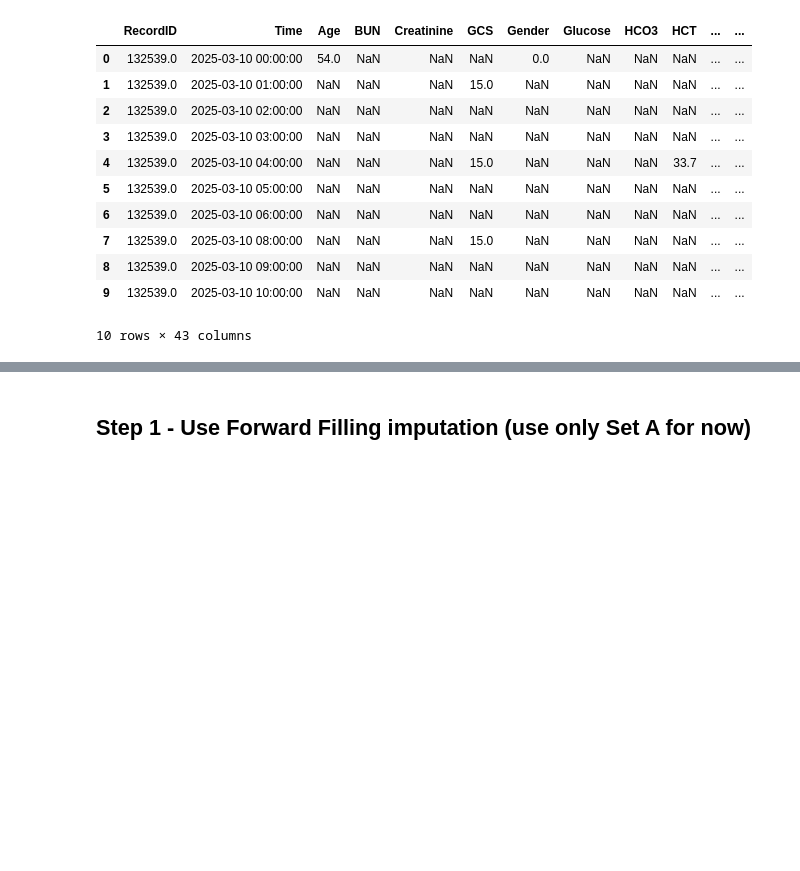
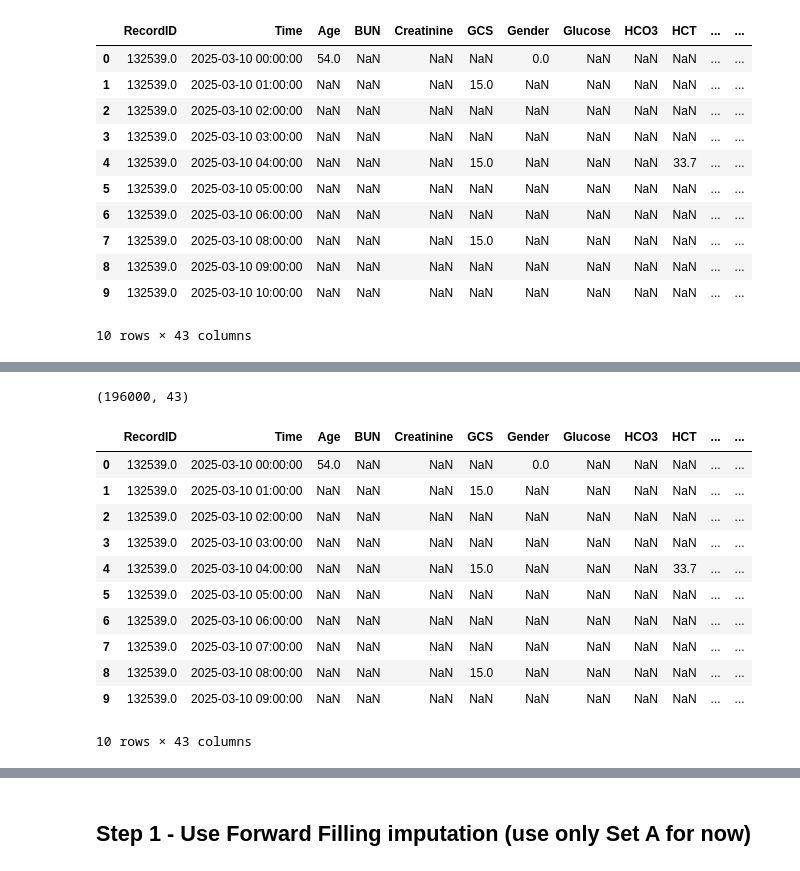
Before and after one commit to francescobondi02/project-1-ml4hc, a Jupyter notebook: notebooks/3_fb_data_preprocessing.ipynb, the cells around one changed output, grey strips where cells are left out. Cells and saved outputs as stored; diff of their text form; code cells hidden in the pictures; blank space fills up the shorter version.

```diff
--- a/notebooks/3_fb_data_preprocessing.ipynb
+++ b/notebooks/3_fb_data_preprocessing.ipynb
@@ -122,0 +137,79 @@ Cleaned data for set_c saved as /Users/francescobondi/Desktop/stuff/ETH/FS25/ML
+# %%
+def fill_missing_times(group):
+    # Ensure the "Time" column is a datetime object
+    group['Time'] = pd.to_datetime(group['Time'])
+    # Sort the group by time
+    group = group.sort_values('Time').reset_index(drop=True)
+
+    new_rows = []
+
+    # Fill gaps between consecutive measurements
+    for i in range(len(group) - 1):
+        current_time = group.loc[i, 'Time']
+        next_time = group.loc[i + 1, 'Time']
+        diff_hours = (next_time - current_time).total_seconds() / 3600.0
+
+        if diff_hours >= 2:  # If there's a gap of at least 2 hours, add missing hours
+            missing_times = pd.date_range(
+                start=current_time + pd.Timedelta(hours=1),
+                end=next_time - pd.Timedelta(hours=1),
+                freq='h'
+            )
+            for missing_time in missing_times:
+                new_row = group.loc[i].copy()  # use current row as a template
+                new_row['Time'] = missing_time
+                # Set measurement columns to NaN (all columns except RecordID and Time)
+                for col in group.columns:
+                    if col not in ['RecordID', 'Time']:
+                        new_row[col] = np.nan
+                new_rows.append(new_row)
+
+    # Determine the expected final time: 48 hours after the first measurement
+    expected_end_time = group.loc[0, 'Time'] + pd.Timedelta(hours=48)
+    last_time = group.loc[len(group) - 1, 'Time']
+    diff_hours_end = (expected_end_time - last_time).total_seconds() / 3600.0
+
+    # If the gap at the end is at least 1 hour, fill in missing times until expected_end_time
+    if diff_hours_end >= 1:
+        missing_times = pd.date_range(
+            start=last_time + pd.Timedelta(hours=1),
+            end=expected_end_time,
+            freq='h'
+        )
+        for missing_time in missing_times:
+            new_row = group.iloc[-1].copy()  # use the last row as a template
+            new_row['Time'] = missing_time
+            for col in group.columns:
+                if col not in ['RecordID', 'Time']:
+                    new_row[col] = np.nan
+            new_rows.append(new_row)
+
+    # If there are new rows, add them and sort by time
+    if new_rows:
+        new_df = pd.DataFrame(new_rows)
+        group = pd.concat([group, new_df], ignore_index=True)
+
+    group = group.sort_values('Time').reset_index(drop=True)
+    return group
+
+df = sets_dict["set_a"]
+# Suppose df is your original DataFrame with columns: RecordID, Time, and your measurement columns.
+# Apply the function to each patient.
+df_filled = df.groupby('RecordID', group_keys=False).apply(fill_missing_times)
+
+print(df_filled.shape)
+df_filled.head(10)
+# %% [output]
+(196000, 43)
+|  | RecordID | Time | Age | BUN | Creatinine | GCS | Gender | Glucose | HCO3 | HCT | ... | ... |
+| 0 | 132539.0 | 2025-03-10 00:00:00 | 54.0 | NaN | NaN | NaN | 0.0 | NaN | NaN | NaN | ... | ... |
+| 1 | 132539.0 | 2025-03-10 01:00:00 | NaN | NaN | NaN | 15.0 | NaN | NaN | NaN | NaN | ... | ... |
+| 2 | 132539.0 | 2025-03-10 02:00:00 | NaN | NaN | NaN | NaN | NaN | NaN | NaN | NaN | ... | ... |
+| 3 | 132539.0 | 2025-03-10 03:00:00 | NaN | NaN | NaN | NaN | NaN | NaN | NaN | NaN | ... | ... |
+| 4 | 132539.0 | 2025-03-10 04:00:00 | NaN | NaN | NaN | 15.0 | NaN | NaN | NaN | 33.7 | ... | ... |
+| 5 | 132539.0 | 2025-03-10 05:00:00 | NaN | NaN | NaN | NaN | NaN | NaN | NaN | NaN | ... | ... |
+| 6 | 132539.0 | 2025-03-10 06:00:00 | NaN | NaN | NaN | NaN | NaN | NaN | NaN | NaN | ... | ... |
+| 7 | 132539.0 | 2025-03-10 07:00:00 | NaN | NaN | NaN | NaN | NaN | NaN | NaN | NaN | ... | ... |
+| 8 | 132539.0 | 2025-03-10 08:00:00 | NaN | NaN | NaN | 15.0 | NaN | NaN | NaN | NaN | ... | ... |
+| 9 | 132539.0 | 2025-03-10 09:00:00 | NaN | NaN | NaN | NaN | NaN | NaN | NaN | NaN | ... | ... |
+10 rows × 43 columns
```
Also changed, not shown: parts of 5 cells of this notebook, 7 other files.
